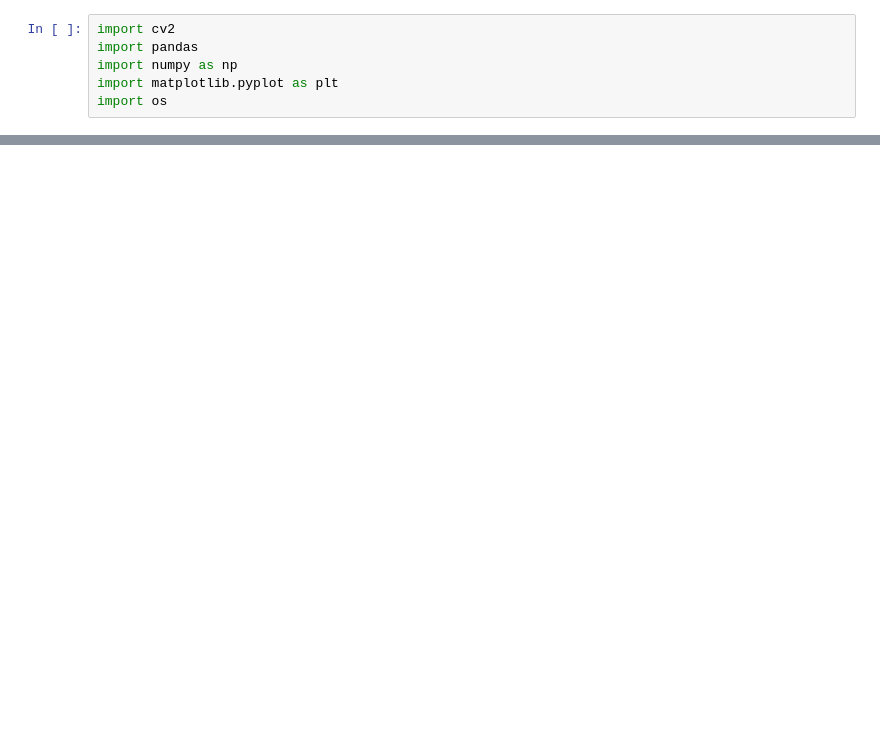
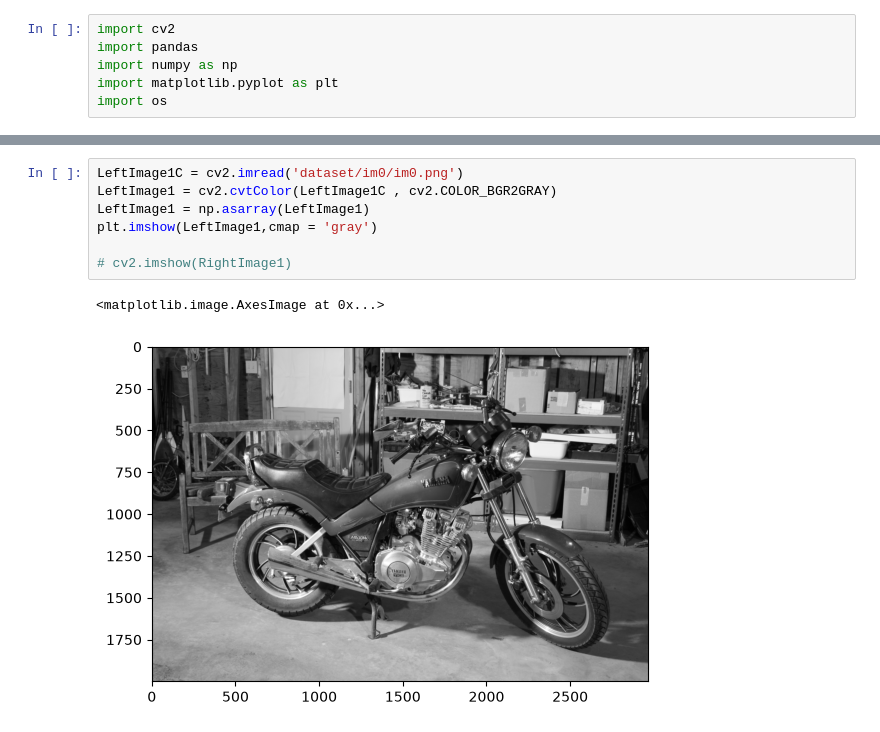
Before and after one commit to rokaia1692006/disparityMap_depthEstimation, a Jupyter notebook: code.ipynb, the cells around one changed output, grey strips where cells are left out. Saved outputs shown, nothing was run; the diff lists cells and outputs as text; blank space fills up the shorter version.

```diff
--- a/code.ipynb
+++ b/code.ipynb
@@ -18,0 +7,10 @@ error: pathspec 'main' did not match any file(s) known to git
+# %%
+LeftImage1C = cv2.imread('dataset/im0/im0.png')
+LeftImage1 = cv2.cvtColor(LeftImage1C , cv2.COLOR_BGR2GRAY)
+LeftImage1 = np.asarray(LeftImage1)
+plt.imshow(LeftImage1,cmap = 'gray')
+
+# cv2.imshow(RightImage1)
+# %% [output]
+<matplotlib.image.AxesImage at 0x...>
+[figure, added]
```
Also changed, not shown: parts of 22 cells of this notebook.
